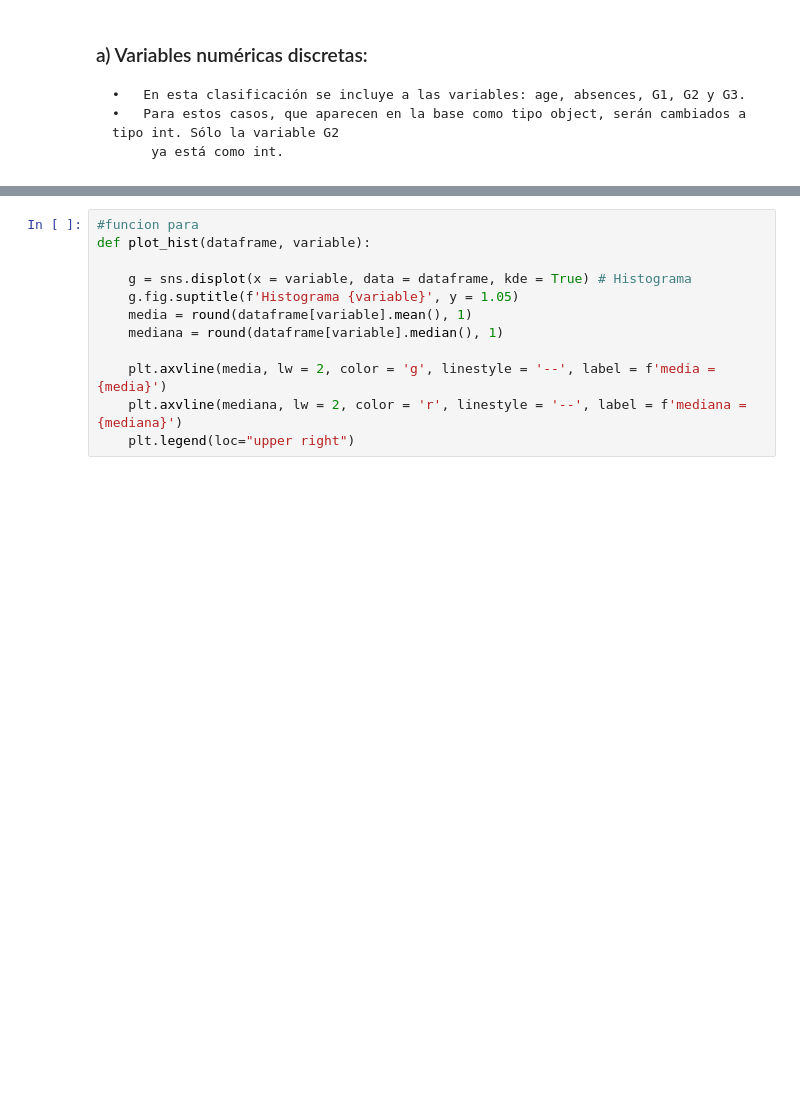
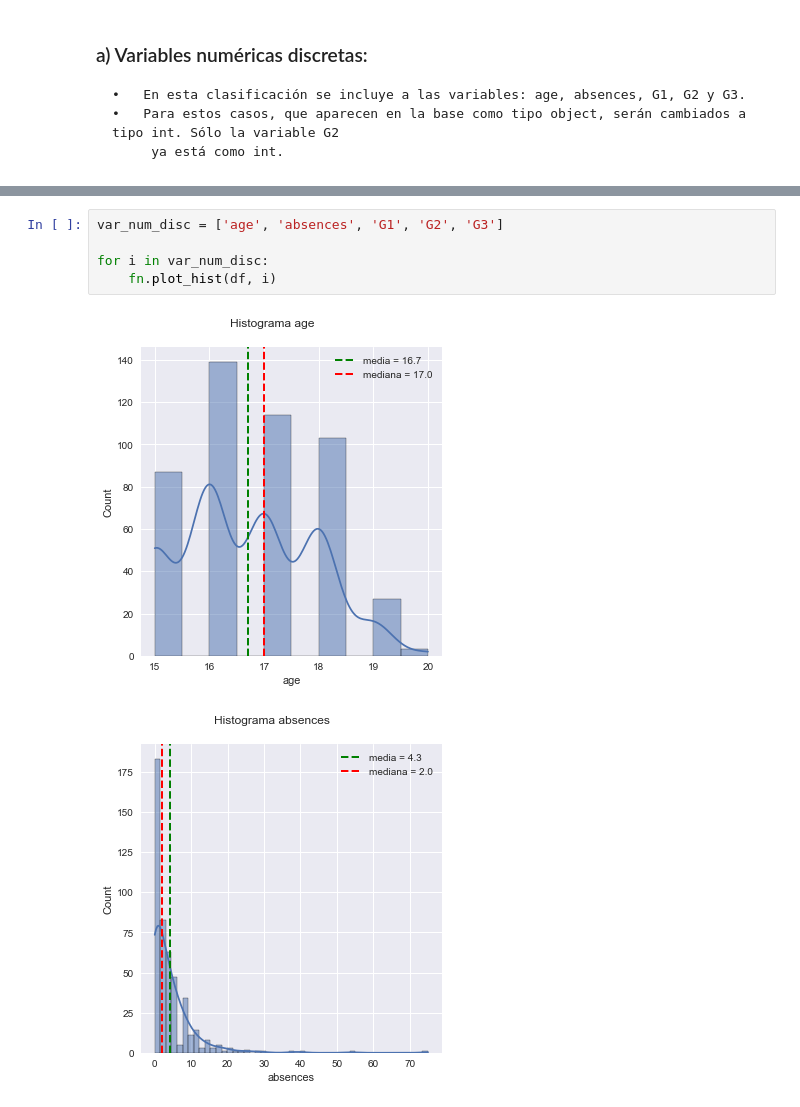
Before and after one commit to MBlancoC/Proyecto_IMT2200_Blanco_Moran_Varela, a Jupyter notebook: Proyecto.ipynb, the cells around one changed output, grey strips where cells are left out. Cells and saved outputs as stored; diff of their text form; blank space fills up the shorter version.

```diff
--- a/Proyecto.ipynb
+++ b/Proyecto.ipynb
@@ -237,13 +259,9 @@ df_gp.describe()
 | max | 20.000000 | 75.000000 | 19.000000 | 19.000000 | 20.000000 |
 # %%
-#funcion para
-def plot_hist(dataframe, variable):
+var_num_disc = ['age', 'absences', 'G1', 'G2', 'G3']
 
-    g = sns.displot(x = variable, data = dataframe, kde = True) # Histograma
-    g.fig.suptitle(f'Histograma {variable}', y = 1.05)
-    media = round(dataframe[variable].mean(), 1)
-    mediana = round(dataframe[variable].median(), 1)
-
-    plt.axvline(media, lw = 2, color = 'g', linestyle = '--', label = f'media = {media}')
-    plt.axvline(mediana, lw = 2, color = 'r', linestyle = '--', label = f'mediana = {mediana}')
-    plt.legend(loc="upper right")
+for i in var_num_disc:
+    fn.plot_hist(df, i)
+# %% [output]
+[figure, added]
+[figure, added]
```
Also changed, not shown: parts of 63 cells of this notebook.
